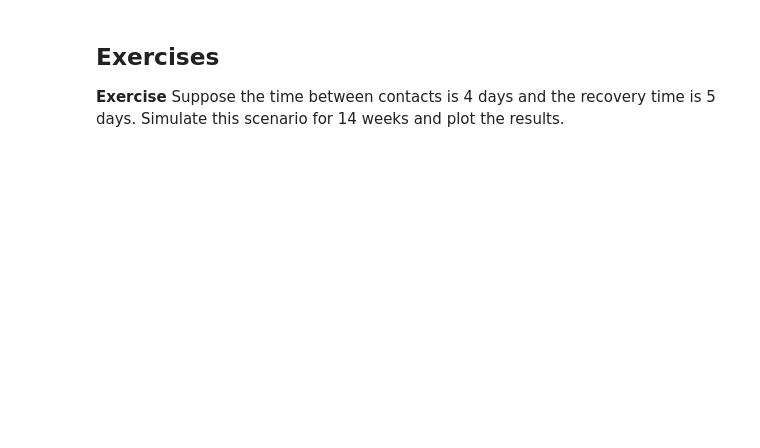
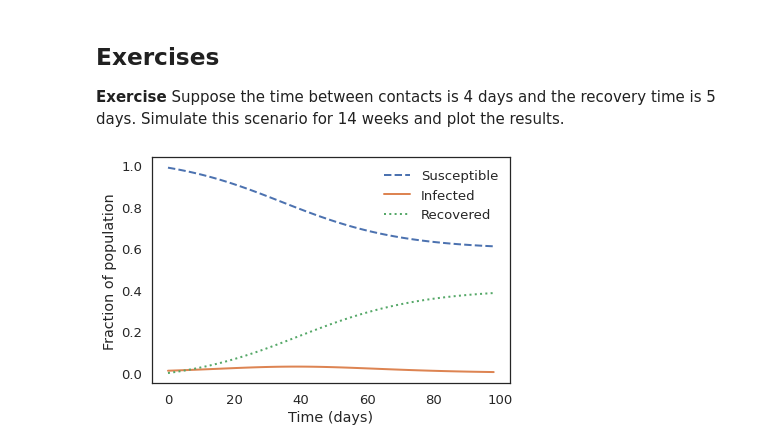
Before and after one commit to st3vejobs/DATA-604, a Jupyter notebook: Homework_5/DATA_604_HW_5_Chapter_11.ipynb, the cells around one changed output. Drawn from its saved outputs; the diff is of its cells as text; code cells hidden in the pictures; blank space fills up the shorter version.

```diff
--- a/Homework_5/DATA_604_HW_5_Chapter_11.ipynb
+++ b/Homework_5/DATA_604_HW_5_Chapter_11.ipynb
@@ -258,0 +256,13 @@ plot_results(results.S, results.I, results.R)
+# %%
+contact_time = 4
+recovery_time = 5
+
+beta = 1 / contact_time
+gamma = 1 / recovery_time
+
+new_system = make_system(beta, gamma)
+results = run_simulation(new_system, update_func)
+
+plot_results(results.S, results.I, results.R)
+# %% [output]
+[figure, added]
```
Also changed, not shown: parts of 6 cells of this notebook.
